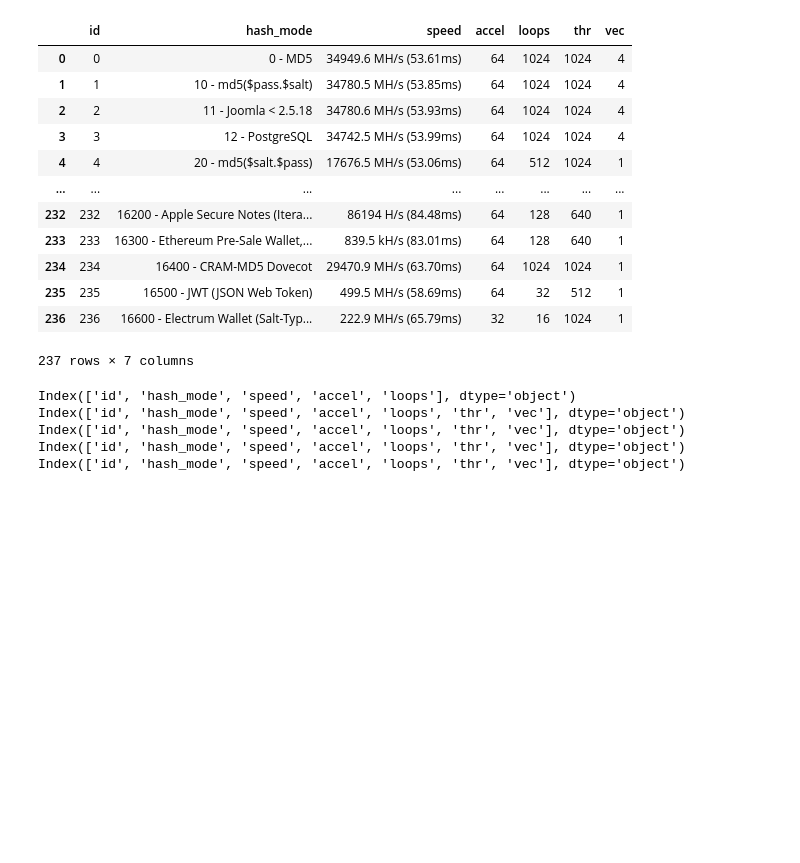
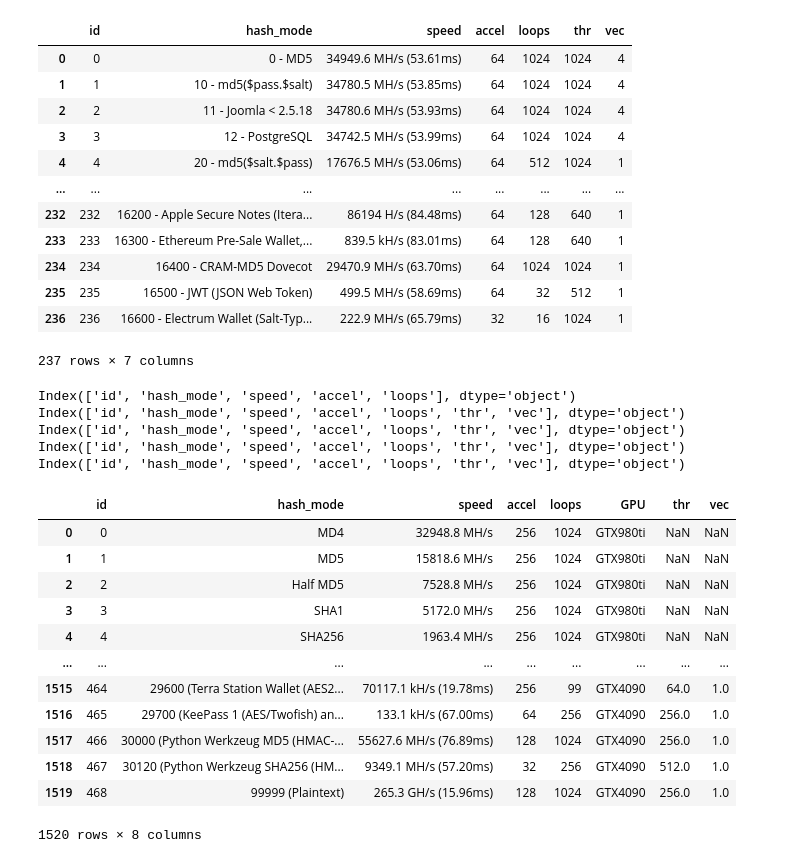
Before and after one commit to floriancircly/DJ_Storytelling, a Jupyter notebook: analytics.ipynb, the cells around one changed output. Drawn from its saved outputs; the diff is of its cells as text; code cells hidden in the pictures; blank space fills up the shorter version.

```diff
--- a/analytics.ipynb
+++ b/analytics.ipynb
@@ -43,13 +43,29 @@ Index(['id', 'hash_mode', 'speed', 'accel', 'loops', 'thr', 'vec'], dtype='objec
 Index(['id', 'hash_mode', 'speed', 'accel', 'loops', 'thr', 'vec'], dtype='object')
 # %%
 # Add device column
-data_GTX980ti["devive"] = "GTX980ti"
-data_GTX1080ti["devive"] = "GTX1080ti"
-data_GTX2080ti["devive"] = "GTX2080ti"
-data_GTX3090["devive"] = "GTX3090"
-data_GTX4090["devive"] = "GTX4090"
+data_GTX980ti["GPU"] = "GTX980ti"
+data_GTX1080ti["GPU"] = "GTX1080ti"
+data_GTX2080ti["GPU"] = "GTX2080ti"
+data_GTX3090["GPU"] = "GTX3090"
+data_GTX4090["GPU"] = "GTX4090"
 
 # Merge datasets
 data = pd.concat([data_GTX980ti, data_GTX1080ti, data_GTX2080ti, data_GTX3090, data_GTX4090], ignore_index=True)
+# %%
+data
+# %% [output]
+|  | id | hash_mode | speed | accel | loops | GPU | thr | vec |
+| 0 | 0 | MD4 | 32948.8 MH/s | 256 | 1024 | GTX980ti | NaN | NaN |
+| 1 | 1 | MD5 | 15818.6 MH/s | 256 | 1024 | GTX980ti | NaN | NaN |
+| 2 | 2 | Half MD5 | 7528.8 MH/s | 256 | 1024 | GTX980ti | NaN | NaN |
+| 3 | 3 | SHA1 | 5172.0 MH/s | 256 | 1024 | GTX980ti | NaN | NaN |
+| 4 | 4 | SHA256 | 1963.4 MH/s | 256 | 1024 | GTX980ti | NaN | NaN |
+| ... | ... | ... | ... | ... | ... | ... | ... | ... |
+| 1515 | 464 | 29600 (Terra Station Wallet (AES2... | 70117.1 kH/s (19.78ms) | 256 | 99 | GTX4090 | 64.0 | 1.0 |
+| 1516 | 465 | 29700 (KeePass 1 (AES/Twofish) an... | 133.1 kH/s (67.00ms) | 64 | 256 | GTX4090 | 256.0 | 1.0 |
+| 1517 | 466 | 30000 (Python Werkzeug MD5 (HMAC-... | 55627.6 MH/s (76.89ms) | 128 | 1024 | GTX4090 | 256.0 | 1.0 |
+| 1518 | 467 | 30120 (Python Werkzeug SHA256 (HM... | 9349.1 MH/s (57.20ms) | 32 | 256 | GTX4090 | 512.0 | 1.0 |
+| 1519 | 468 | 99999 (Plaintext) | 265.3 GH/s (15.96ms) | 128 | 1024 | GTX4090 | 256.0 | 1.0 |
+1520 rows × 8 columns
 # %%
 data.to_csv("Data/all_devices.csv", index=False)
```
Also changed, not shown: 2 other files.
